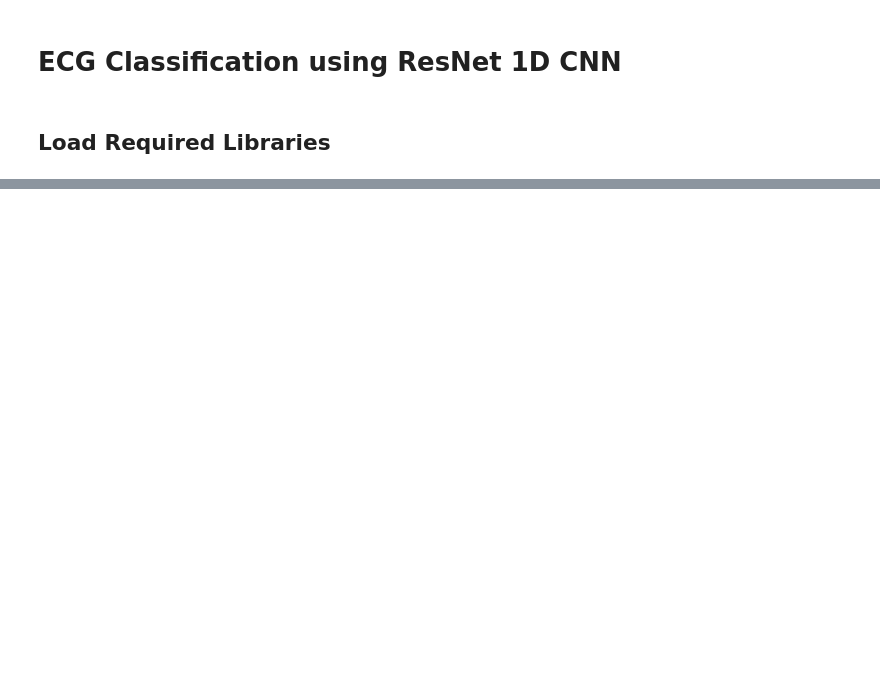
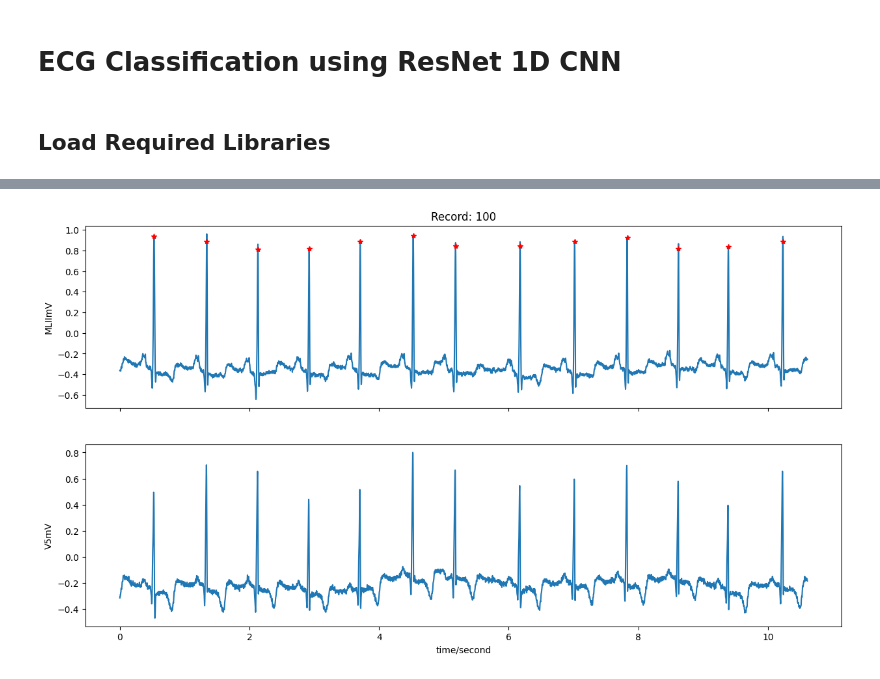
Before and after one commit to Jazhyc/ECG-Classification, a Jupyter notebook: ECG_classification.ipynb, the cells around one changed output, grey strips where cells are left out. Drawn from its saved outputs; the diff is of its cells as text; code cells hidden in the pictures; blank space fills up the shorter version.

Commit message:
Implemented Data Loading, Working on pre-processing

```diff
--- a/ECG_classification.ipynb
+++ b/ECG_classification.ipynb
@@ -42,0 +33,24 @@ X_train, X_test, y_train, y_test = train_test_split(signals, labels, test_size=0
+# %%
+# Load the list of record names available in the database
+record_names = wfdb.get_record_list("mitdb")
+
+# Create an empty list to store the data frames for each record
+data_frames = []
+
+# Iterate over each record and load its data into a DataFrame
+for i in range(len(record_names)):
+    record_name = record_names[i]
+    record_path = f'{download_path}/{record_name}'
+
+    # Load the record using the `rdrecord` function
+    record = wfdb.rdrecord(record_path, sampfrom=180, sampto=4000,)
+    annotation = wfdb.rdann(record_path, 'atr', sampfrom=180, sampto=4000, shift_samps=True)
+
+    # Extract the signals from the record and create a DataFrame
+    df = pd.DataFrame(data={"Record" : [record], "Annotation" : [annotation],}, index = [i])
+
+    # Add the DataFrame to the list
+    data_frames.append(df)
+
+# Concatenate all the DataFrames into a single DataFrame
+dataset = pd.concat(data_frames, ignore_index=True)
@@ -42,0 +66,5 @@ X_train, X_test, y_train, y_test = train_test_split(signals, labels, test_size=0
+# %%
+# Check if the loading worked properly by plotting a signal
+wfdb.plot_wfdb(record=dataset.iloc[0]["Record"], annotation=dataset.iloc[0]["Annotation"], time_units='seconds',figsize=(15,8))
+# %% [output]
+[figure, added]
```
Also changed, not shown: parts of 16 cells of this notebook.
